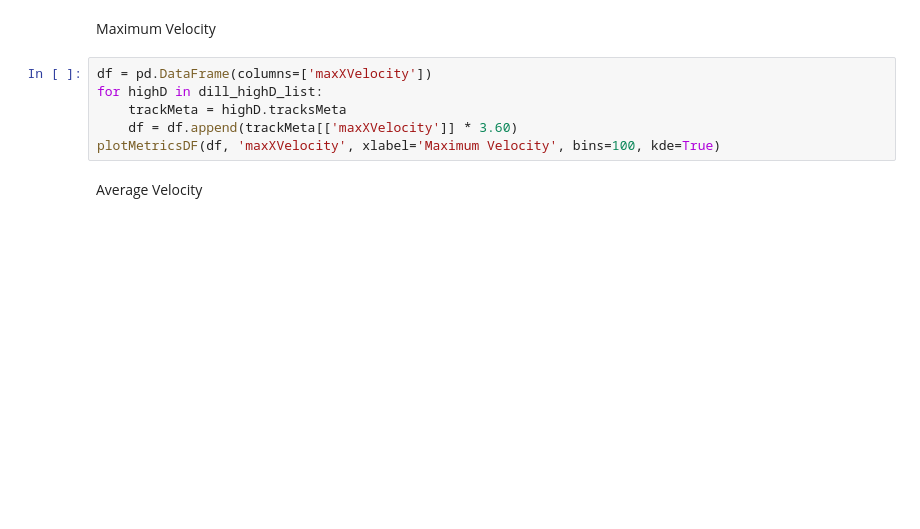
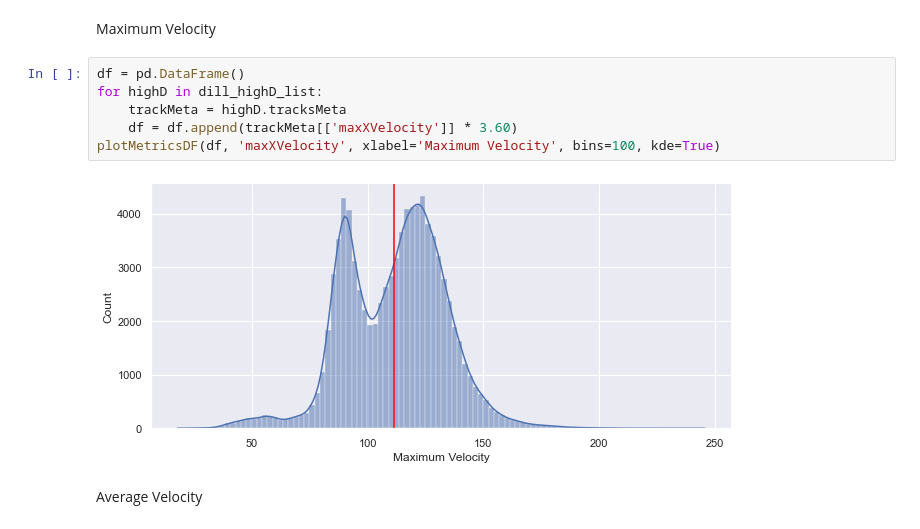
Before and after one commit to adhocmaster/drone-dataset-tools, a Jupyter notebook: src/highD_code/plot.ipynb, the cells around one changed output. Cells and saved outputs as stored; diff of their text form; blank space fills up the shorter version.

```diff
--- a/src/highD_code/plot.ipynb
+++ b/src/highD_code/plot.ipynb
@@ -48,11 +54,13 @@ plotMetricsDF(df, 'minXVelocity', xlabel='min vel', bins=100, kde=True)
 # %% [markdown]
 Maximum Velocity
 # %%
-df = pd.DataFrame(columns=['maxXVelocity'])
+df = pd.DataFrame()
 for highD in dill_highD_list:
     trackMeta = highD.tracksMeta
     df = df.append(trackMeta[['maxXVelocity']] * 3.60)
 plotMetricsDF(df, 'maxXVelocity', xlabel='Maximum Velocity', bins=100, kde=True)
+# %% [output]
+[figure, added]
 # %% [markdown]
 Average Velocity
 # %%
```
Also changed, not shown: parts of 8 cells of this notebook, 4 other files.
